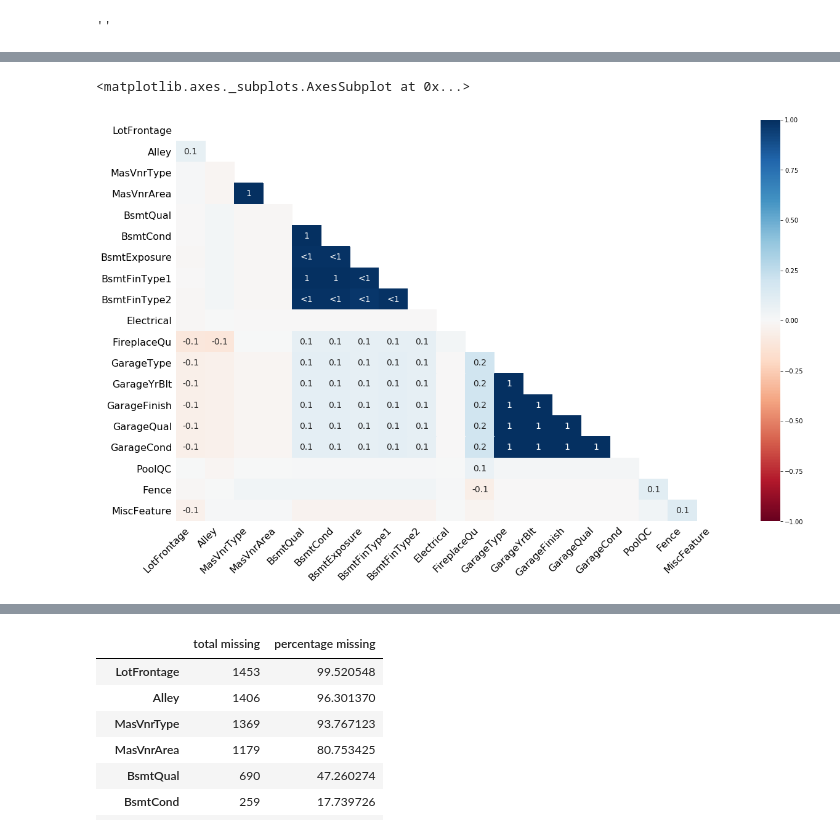
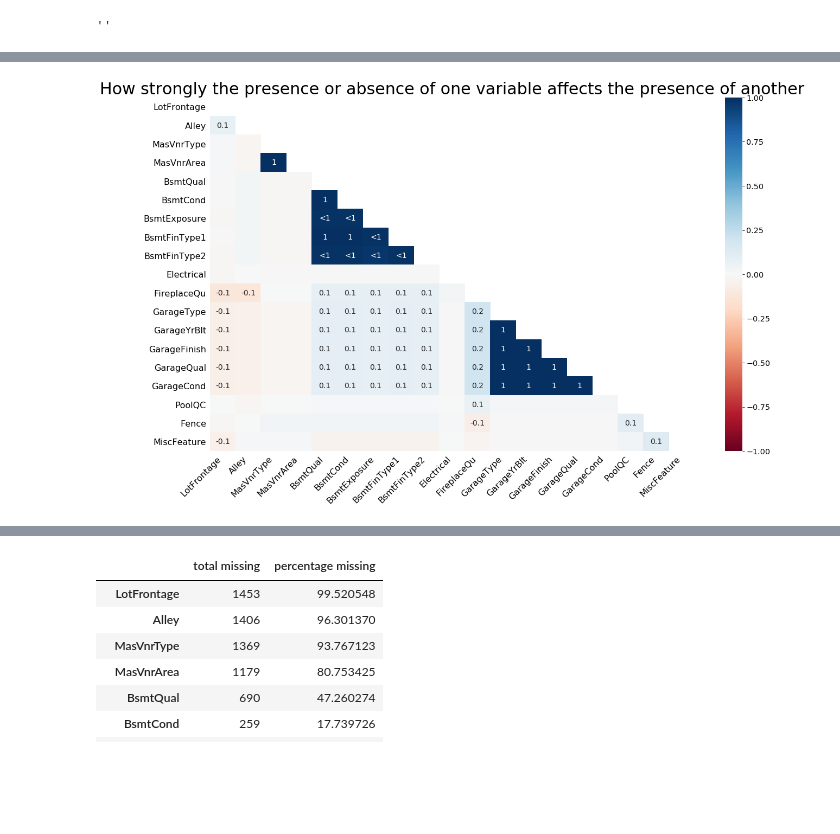
Before and after one commit to MonicaMbabazi/Group_Assignment.Monica.Jupiter.Eric, a Jupyter notebook: group-assignment-jupiter.ipynb, the cells around one changed output, grey strips where cells are left out. Saved outputs shown, nothing was run; the diff lists cells and outputs as text; code cells hidden in the pictures; blank space fills up the shorter version.

```diff
--- a/group-assignment-jupiter.ipynb
+++ b/group-assignment-jupiter.ipynb
@@ -5,6 +5,15 @@ import seaborn as sns
 import matplotlib.pyplot as plt
 import warnings
 warnings.filterwarnings('ignore')
+
+
+params = {'legend.fontsize': 'x-large',
+          'figure.figsize': (15, 5),
+         'axes.labelsize': 'x-large',
+         'axes.titlesize':'x-large',
+         'xtick.labelsize':'x-large',
+         'ytick.labelsize':'x-large'}
+plt.rcParams.update(params)
 # %%
 train=pd.read_csv("train.csv",sep=",", index_col="Id")
 test=pd.read_csv("test.csv",sep=",", index_col="Id")
@@ -156,8 +173,10 @@ msn.matrix(train.sample(250))
 # %%
-msn.heatmap(train) #measures nullity correlation: how strongly the presence or absence of one variable affects the presence of another:
+msn.heatmap(train).set_title('How strongly the presence or absence of one variable affects the presence of another', fontdict={'fontsize': 30, 'fontweight': 'medium'})
+#measures nullity correlation: how strongly the presence or absence of one variable affects the presence of another:
+
+plt.show()
 # %% [output]
-<matplotlib.axes._subplots.AxesSubplot at 0x...>
-[figure, old version]
+[figure, new version]
 # %%
 #msn.dendrogram(train)
 train.columns
```
Also changed, not shown: parts of 54 cells of this notebook.
